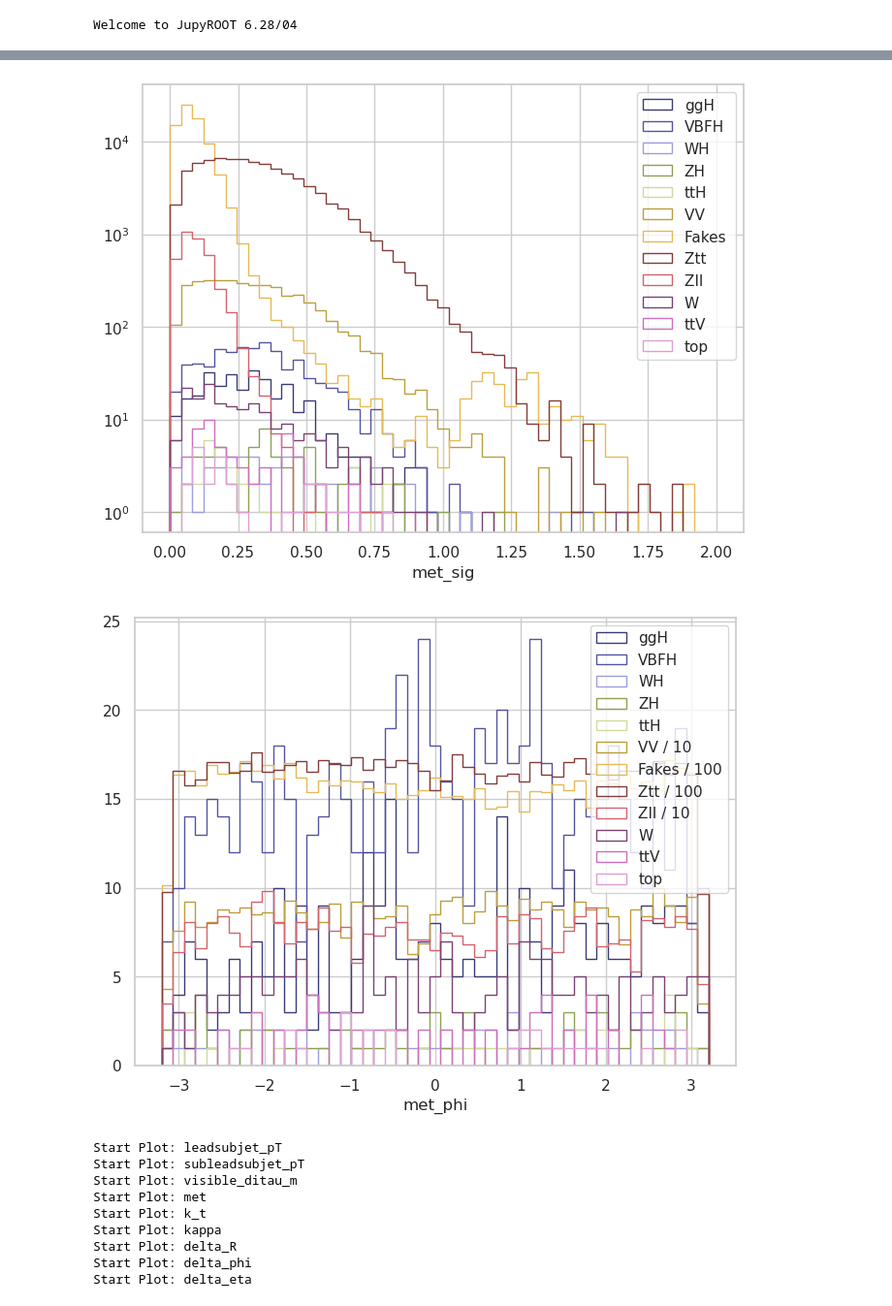
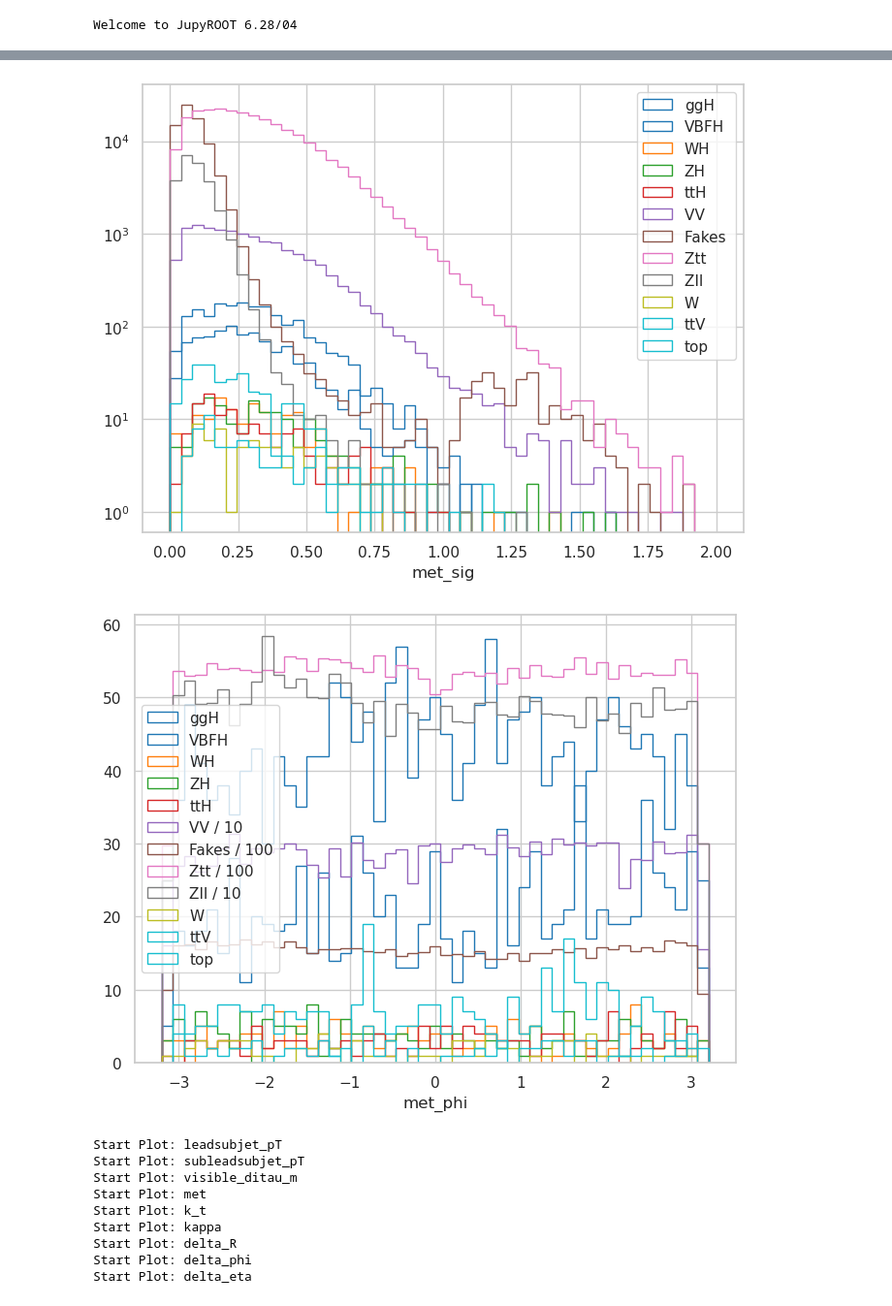
Before and after one commit to alig146/DiTau, a Jupyter notebook: analysis/Ana_v6.ipynb, the cells around one changed output, grey strips where cells are left out. Shown at 97% size. Saved outputs shown, nothing was run; the diff lists cells and outputs as text; code cells hidden in the pictures.

```diff
--- a/analysis/Ana_v6.ipynb
+++ b/analysis/Ana_v6.ipynb
@@ -288,11 +289,12 @@ processed:  /global/homes/a/agarabag/pscratch/ditdau_samples/v06/data/ditau_hh/d
 # %%
 def Cut(t):
     cut = ak.where((t['ditau_obj_nSubjets'] >= 2) &
-                   (t['n_bjets_DL1dv01_FixedCutBEff_70'] == 0) &
-                   (t['ditau_obj_bdt_score'] >= 0.78) &
+                   (t['n_bjets_DL1dv01_FixedCutBEff_70'] == 0) & #b veto
+                   (t['ditau_obj_IsTruthMatched']==1) &
+                   (t['ditau_obj_bdt_score'] >= 0.72) &
                    (t['event_is_bad_batman'] == 0) &
                    (t['HLT_j420'] | t['HLT_j420_a10t_lcw_jes_35smcINF_L1J100'] | t['HLT_j420_a10t_lcw_jes_35smcINF_L1SC111']) &
-                   (t['ditau_obj_leadsubjet_charge'] * t['ditau_obj_subleadsubjet_charge'] == -1) &
+                   (t['ditau_obj_leadsubjet_charge'] * t['ditau_obj_subleadsubjet_charge'] == -1) & ### last 2 cuts are in ntuples now
                    (t['ditau_obj_n_tracks']-t['ditau_obj_leadsubjet_n_core_tracks']-t['ditau_obj_subleadsubjet_n_core_tracks'] == 0) &
                    (((t['ditau_obj_leadsubjet_n_core_tracks']==1) | (t['ditau_obj_leadsubjet_n_core_tracks']==3)) &
                    ((t['ditau_obj_subleadsubjet_n_core_tracks']==1) | (t['ditau_obj_subleadsubjet_n_core_tracks']==3))))
@@ -302,7 +304,7 @@ def Cut(t):
 def data_Cut(t):
     cut = ak.where((t['ditau_obj_nSubjets'] >= 2) &
                    (t['n_bjets_DL1dv01_FixedCutBEff_70'] == 0) &
-                   (t['ditau_obj_bdt_score'] < 0.78) &
+                   (t['ditau_obj_bdt_score'] < 0.72) &
                    (t['event_is_bad_batman'] == 0) &
                    (t['HLT_j420'] | t['HLT_j420_a10t_lcw_jes_35smcINF_L1J100'] | t['HLT_j420_a10t_lcw_jes_35smcINF_L1SC111']) &
                    (t['ditau_obj_leadsubjet_charge'] * t['ditau_obj_subleadsubjet_charge'] == -1) &
@@ -507,7 +554,7 @@ plot_int = 'met_sig'
 plt_bins = np.linspace(0, 2, 50)
 
 # Define a list of 12 unique colors
-colors = plt.cm.tab20b(np.linspace(0, 1, 12))
+colors = plt.cm.tab10(np.linspace(0, 1, 12))
 
 # Plot each histogram with a unique color
 plt.hist(ggh_plot[plot_int], bins=plt_bins, histtype='step', linewidth=1, label='ggH', color=colors[0])
@@ -529,36 +576,36 @@ plt.yscale('log')
 plt.xlabel(plot_int)
 plt.show()
 # %% [output]
-[figure, old version]
+[figure, new version]
 # %%
 plt.figure(figsize=(8, 6))
 plot_int = 'met_phi'
 plt_bins = np.linspace(-3.2, 3.2, 50)
 
 # Define a list of 12 unique colors
-colors = plt.cm.tab20b(np.linspace(0, 1, 12))
+colors = plt.cm.tab10(np.linspace(0, 1, 12))
 
 # Plot each histogram with a unique color
 plt.hist(ggh_plot[plot_int], bins=plt_bins, histtype='step', linewidth=1, label='ggH', color=colors[0])
 plt.hist(vbfh_plot[plot_int], bins=plt_bins, histtype='step', linewidth=1, label='VBFH', color=colors[1])
 plt.hist(wh_plot[plot_int], bins=plt_bins, histtype='step', linewidth=1, label='WH', color=colors[2])
 plt.hist(zh_plot[plot_int], bins=plt_bins, histtype='step', linewidth=1, label='ZH', color=colors[3])
 plt.hist(tth_plot[plot_int], bins=plt_bins, histtype='step', linewidth=1, label='ttH', color=colors[4])
 plt.hist(vv_plot[plot_int], bins=plt_bins, histtype='step', linewidth=1, label='VV / 10', weights=np.ones_like(vv_plot[plot_int])/10, color=colors[5])
 plt.hist(data_plot[plot_int], bins=plt_bins, histtype='step', linewidth=1, label='Fakes / 100',  weights=np.ones_like(data_plot[plot_int])/100, color=colors[6])
 plt.hist(ztt_plot[plot_int], bins=plt_bins, histtype='step', linewidth=1, label='Ztt / 100', weights=np.ones_like(ztt_plot[plot_int])/100, color=colors[7])
 plt.hist(zll_plot[plot_int], bins=plt_bins, histtype='step', linewidth=1, label='Zll / 10', weights=np.ones_like(zll_plot[plot_int])/10, color=colors[8])
 plt.hist(w_plot[plot_int], bins=plt_bins, histtype='step', linewidth=1, label='W', color=colors[9])
 plt.hist(ttv_plot[plot_int], bins=plt_bins, histtype='step', linewidth=1, label='ttV', color=colors[10])
 plt.hist(top_plot[plot_int], bins=plt_bins, histtype='step', linewidth=1, label='top', color=colors[11])
 
 plt.legend()
 plt.grid(True)
 # plt.yscale('log')
 plt.xlabel(plot_int)
 plt.show()
 # %% [output]
-[figure, old version]
+[figure, new version]
 # %%
 # plot_var = [
 #     'leadsubjet_pT', 'subleadsubjet_pT',
```
Also changed, not shown: parts of 19 cells of this notebook, 8 other files.
